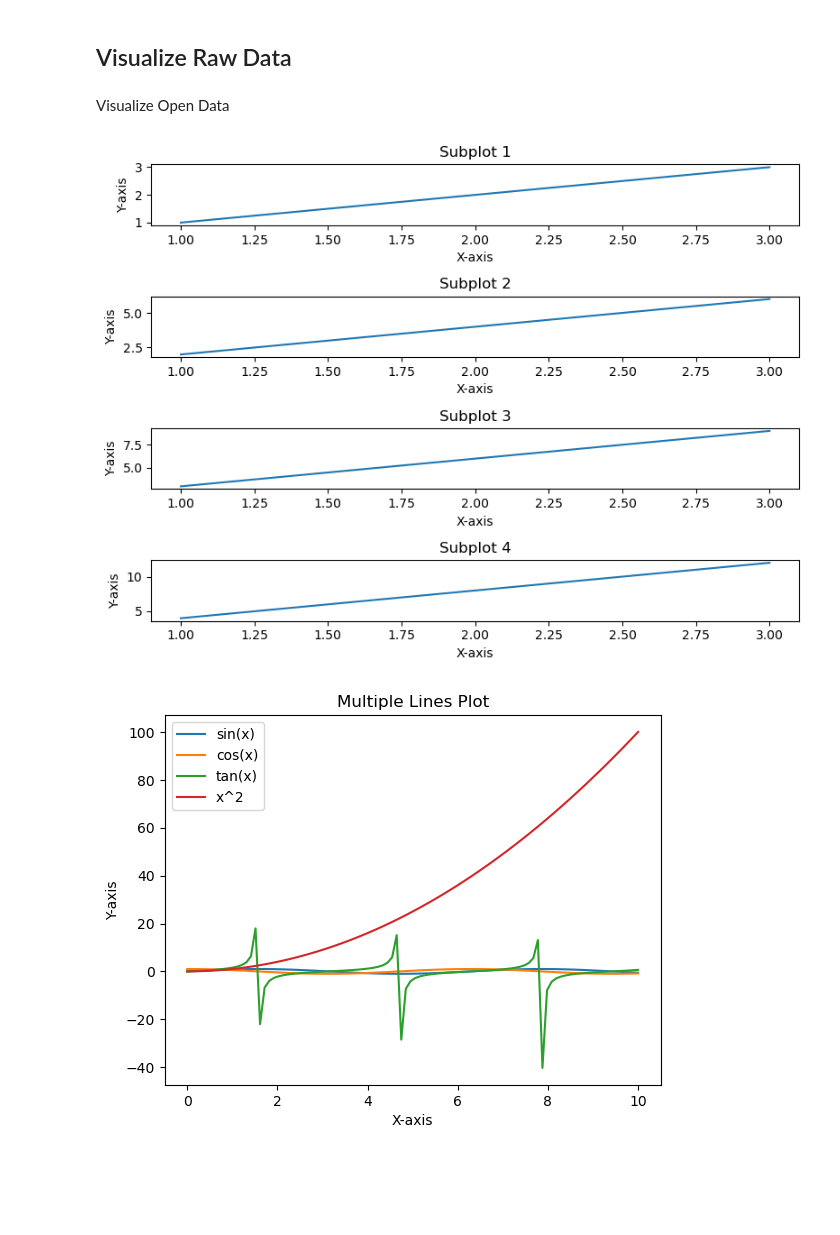
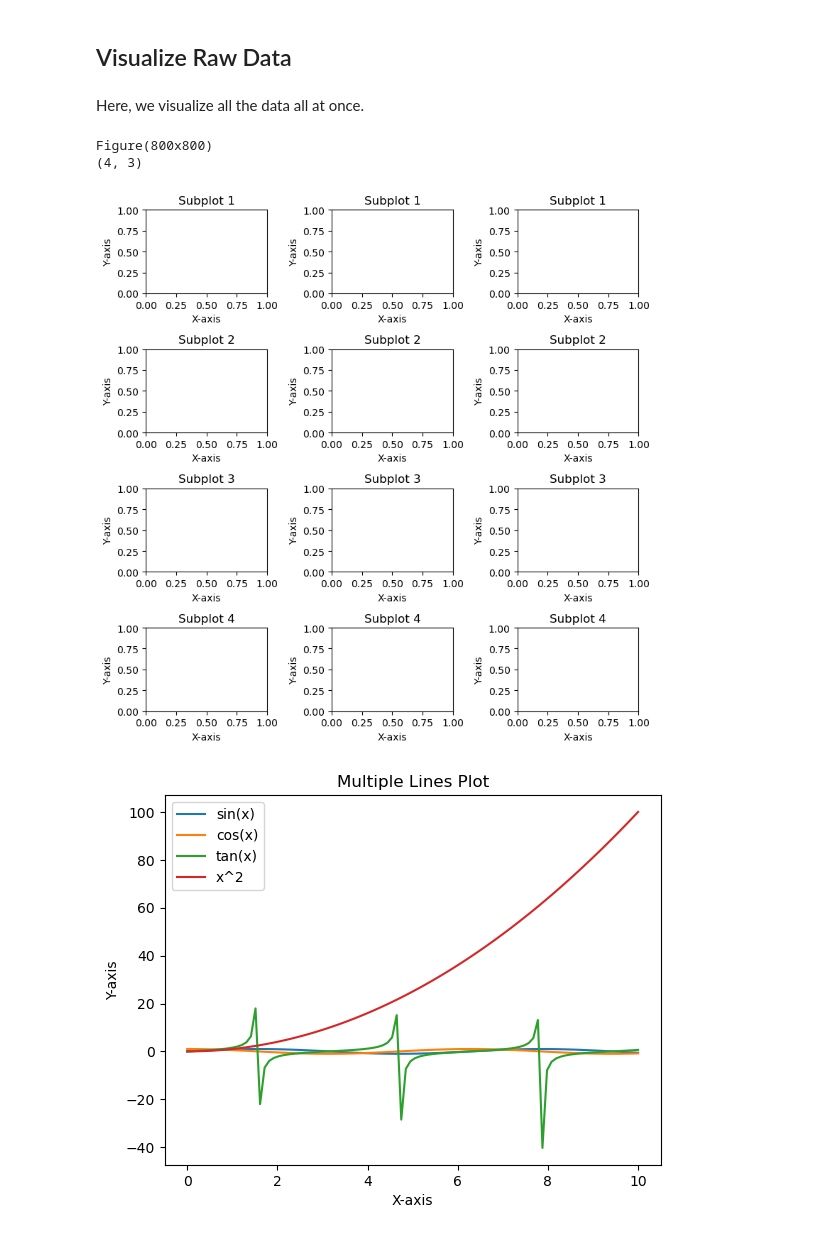
Before and after one commit to XueqianDeng/meta, a Jupyter notebook: Standard_Version/analysis.ipynb, the cells around one changed output. Saved outputs shown, nothing was run; the diff lists cells and outputs as text; code cells hidden in the pictures; blank space fills up the shorter version.

Commit message:
visual

```diff
--- a/Standard_Version/analysis.ipynb
+++ b/Standard_Version/analysis.ipynb
@@ -51,28 +51,32 @@ print(np.shape(rest_data[1]))
 (18024, 21)
 # %% [markdown]
 ## Visualize Raw Data
-# %% [markdown]
-Visualize Open Data
+# %% [markdown]
+Here, we visualize all the data all at once.
 # %%
 # Create a figure and an array of subplots
-fig, axes = plt.subplots(nrows=n, ncols=1, figsize=(8, 6))
+
+fig, axes = plt.subplots(nrows=section_numbers, ncols=3, figsize=(8, 8))
+print(fig)
+print(np.shape(axes))
 
 # Customize and plot each subplot
-for i, ax in enumerate(axes):
-    x = [1, 2, 3]
-    y = [val * (i + 1) for val in x]
-    ax.plot(x, y)
-    ax.set_title(f'Subplot {i + 1}')
-    ax.set_xlabel('X-axis')
-    ax.set_ylabel('Y-axis')
+for i, row in enumerate(axes):
+    for j, ax in enumerate(row):
+
+        ax.set_title(f'Subplot {i + 1}')
+        ax.set_xlabel('X-axis')
+        ax.set_ylabel('Y-axis')
 
 # Adjust spacing between subplots
 plt.tight_layout()
 
 # Show the figure with all subplots
 plt.show()
 # %% [output]
+Figure(800x800)
+(4, 3)
-[figure, old version]
+[figure, new version]
 # %%
 import matplotlib.pyplot as plt
 import numpy as np
```
